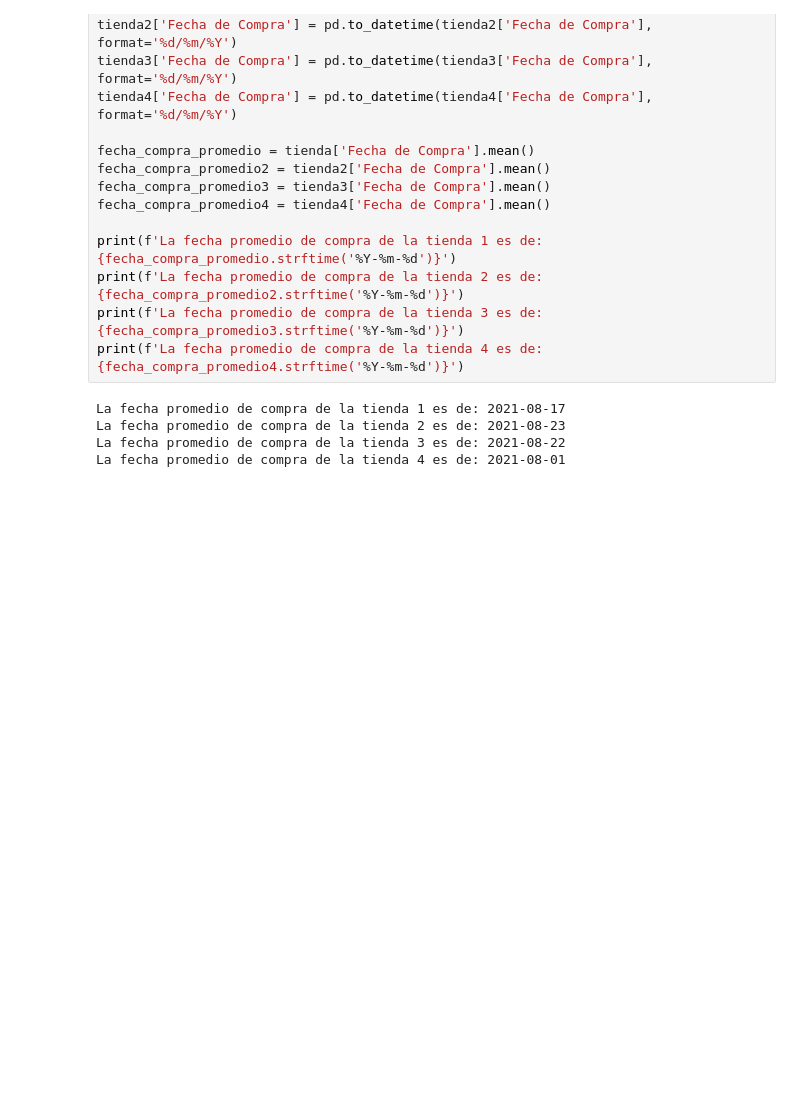
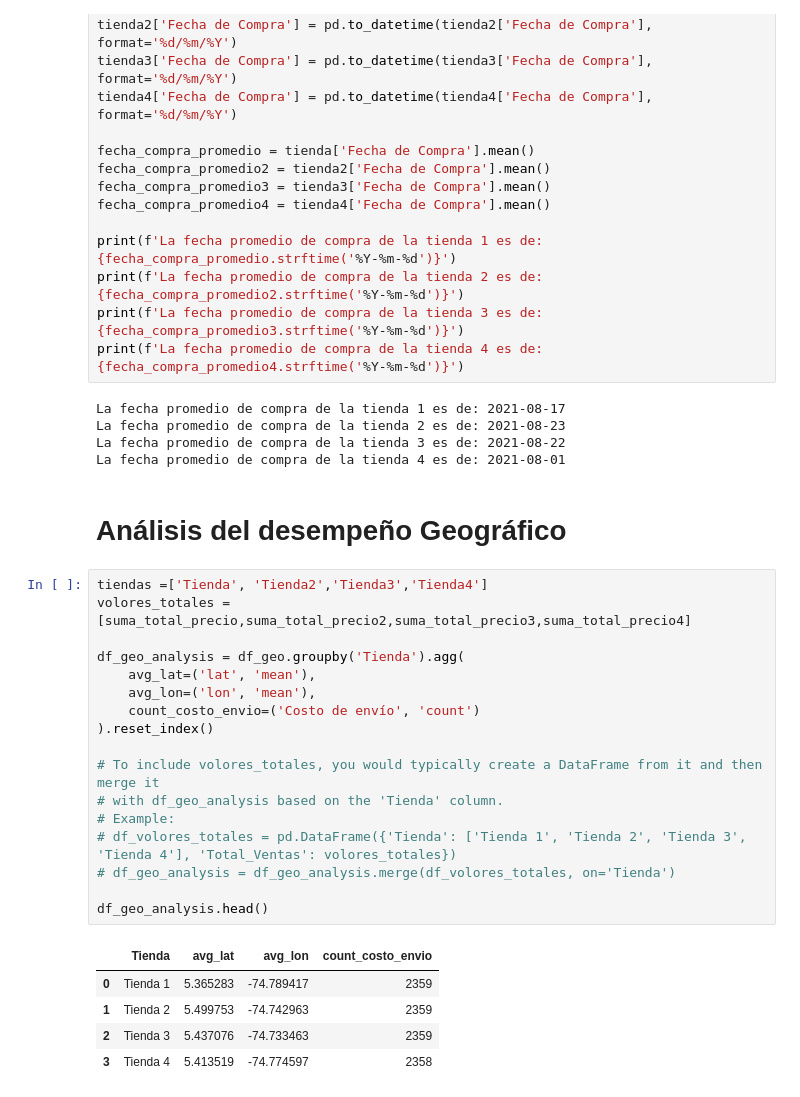
Before and after one commit to rociocelestial/Challenge1-Data-Science, a Jupyter notebook: AluraStoreLatam_(1).ipynb, the cells around one changed output. Cells and saved outputs as stored; diff of their text form; blank space fills up the shorter version.

```diff
--- a/AluraStoreLatam_(1).ipynb
+++ b/AluraStoreLatam_(1).ipynb
@@ -479,3 +486,28 @@ La fecha promedio de compra de la tienda 1 es de: 2021-08-17
 La fecha promedio de compra de la tienda 2 es de: 2021-08-23
 La fecha promedio de compra de la tienda 3 es de: 2021-08-22
 La fecha promedio de compra de la tienda 4 es de: 2021-08-01
+# %% [markdown]
+# Análisis del desempeño Geográfico
+# %%
+tiendas =['Tienda', 'Tienda2','Tienda3','Tienda4']
+volores_totales = [suma_total_precio,suma_total_precio2,suma_total_precio3,suma_total_precio4]
+
+df_geo_analysis = df_geo.groupby('Tienda').agg(
+    avg_lat=('lat', 'mean'),
+    avg_lon=('lon', 'mean'),
+    count_costo_envio=('Costo de envío', 'count')
+).reset_index()
+
+# To include volores_totales, you would typically create a DataFrame from it and then merge it
+# with df_geo_analysis based on the 'Tienda' column.
+# Example:
+# df_volores_totales = pd.DataFrame({'Tienda': ['Tienda 1', 'Tienda 2', 'Tienda 3', 'Tienda 4'], 'Total_Ventas': volores_totales})
+# df_geo_analysis = df_geo_analysis.merge(df_volores_totales, on='Tienda')
+
+df_geo_analysis.head()
+# %% [output]
+|  | Tienda | avg_lat | avg_lon | count_costo_envio |
+| 0 | Tienda 1 | 5.365283 | -74.789417 | 2359 |
+| 1 | Tienda 2 | 5.499753 | -74.742963 | 2359 |
+| 2 | Tienda 3 | 5.437076 | -74.733463 | 2359 |
+| 3 | Tienda 4 | 5.413519 | -74.774597 | 2358 |
```
Also changed, not shown: parts of 1 cell of this notebook.
